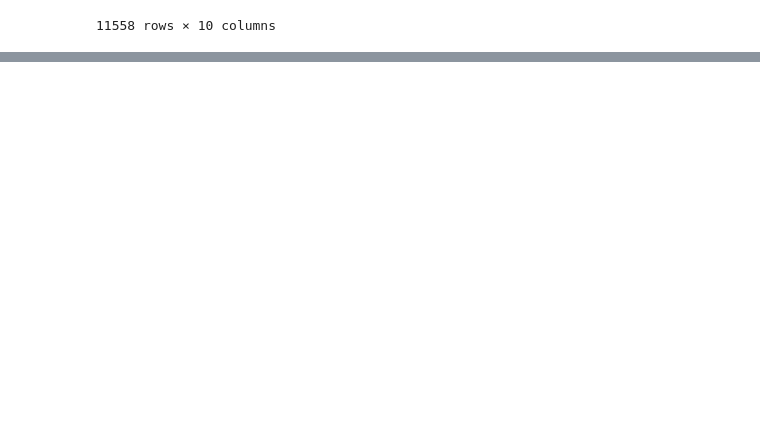
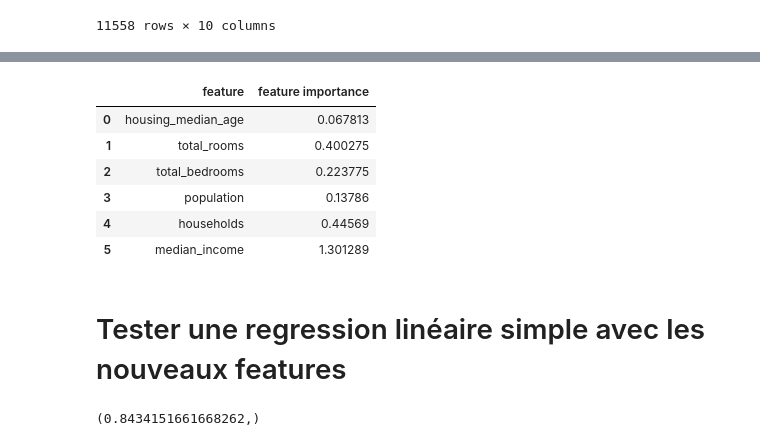
Before and after one commit to imenfehri/projet_immo, a Jupyter notebook: modélisation.ipynb, the cells around one changed output, grey strips where cells are left out. Drawn from its saved outputs; the diff is of its cells as text; code cells hidden in the pictures; blank space fills up the shorter version.

```diff
--- a/modélisation.ipynb
+++ b/modélisation.ipynb
@@ -302,0 +329,6 @@ weighted avg       0.03      0.03      0.03      2312
+# %%
+#random forest
+from sklearn.ensemble import RandomForestRegressor
+regressor_modif = RandomForestRegressor(n_estimators = 95, random_state = 0)
+regressor_modif.fit(X_train,Y_train)
+regressor_modif
@@ -302,0 +345,31 @@ weighted avg       0.03      0.03      0.03      2312
+# %%
+from sklearn.inspection import permutation_importance
+# Choose your model
+model = LinearRegression()
+
+# Fit the model with the train set
+model.fit(X_train, Y_train)
+
+# Evaluate the model with the test set
+model.score(X_test, Y_test)
+permutation_score = permutation_importance(model,
+                                           X_test, Y_test,
+
+                                           random_state=3,
+                                           n_repeats=100)
+
+# Unstack results
+importance_df = pd.DataFrame(np.vstack((X_train.columns,
+                                        permutation_score.importances_mean)).T)
+
+importance_df.columns=['feature','feature importance']
+
+# Order by importance
+importance_df.sort_values(by="feature importance", ascending = False)
+sorted_idx = permutation_score.importances_mean.argsort()
+
+fig, ax = plt.subplots()
+ax.boxplot(permutation_score.importances[sorted_idx].T, vert=False, labels=X_test.columns[sorted_idx])
+ax.set_title("Permutation Importances (test set)")
+fig.tight_layout()
+plt.show()
@@ -302,0 +378,12 @@ weighted avg       0.03      0.03      0.03      2312
+# %%
+importance_df
+# %% [output]
+|  | feature | feature importance |
+| 0 | housing_median_age | 0.067813 |
+| 1 | total_rooms | 0.400275 |
+| 2 | total_bedrooms | 0.223775 |
+| 3 | population | 0.13786 |
+| 4 | households | 0.44569 |
+| 5 | median_income | 1.301289 |
+# %% [markdown]
+# Tester une regression linéaire simple avec les nouveaux features
@@ -302,0 +396,7 @@ weighted avg       0.03      0.03      0.03      2312
+# %%
+import pickle
+my_model = pickle.load(open("regressor.pkl","rb"))
+
+my_model.score(X1_test, Y1_test),
+# %% [output]
+(0.8434151661668262,)
```
Also changed, not shown: parts of 22 cells of this notebook, 2 other files.
